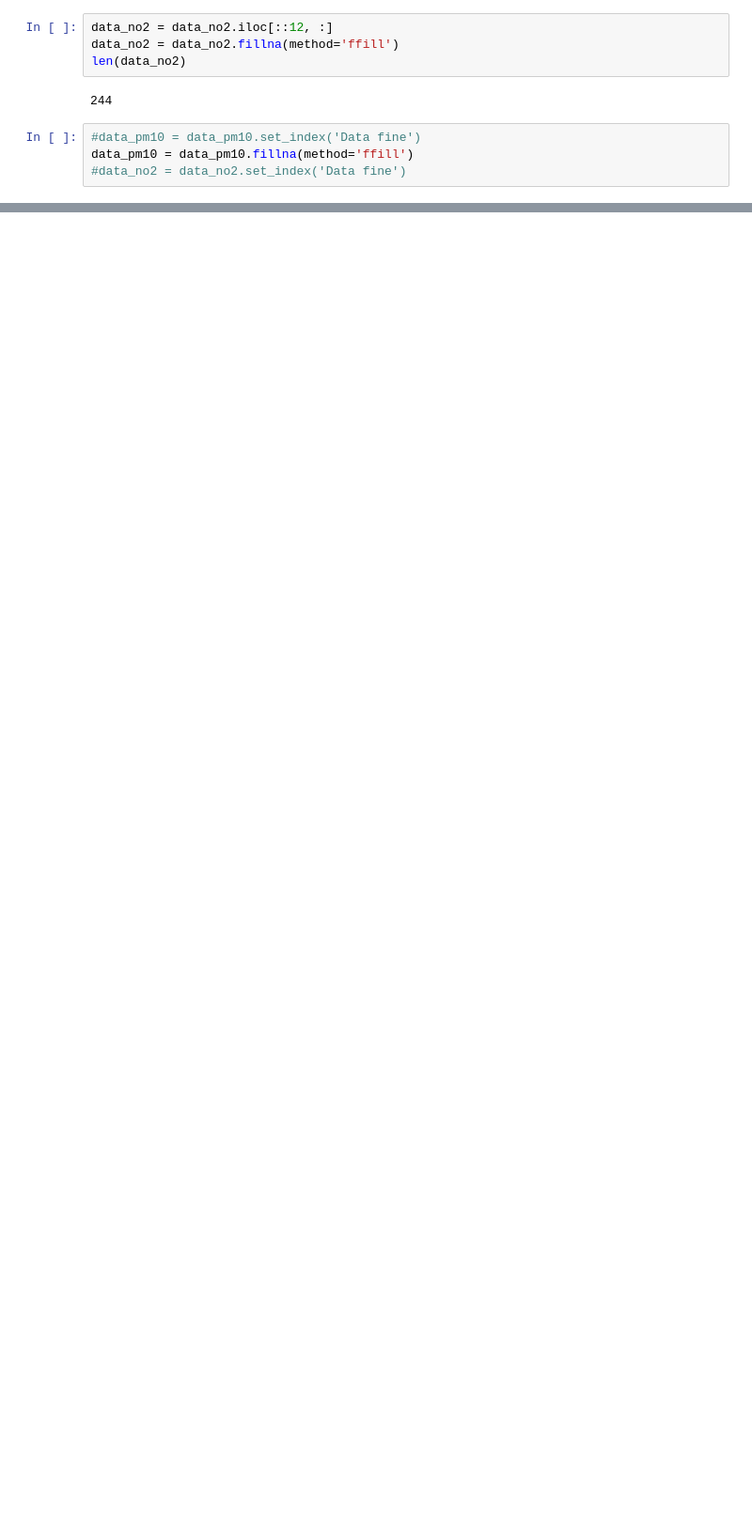
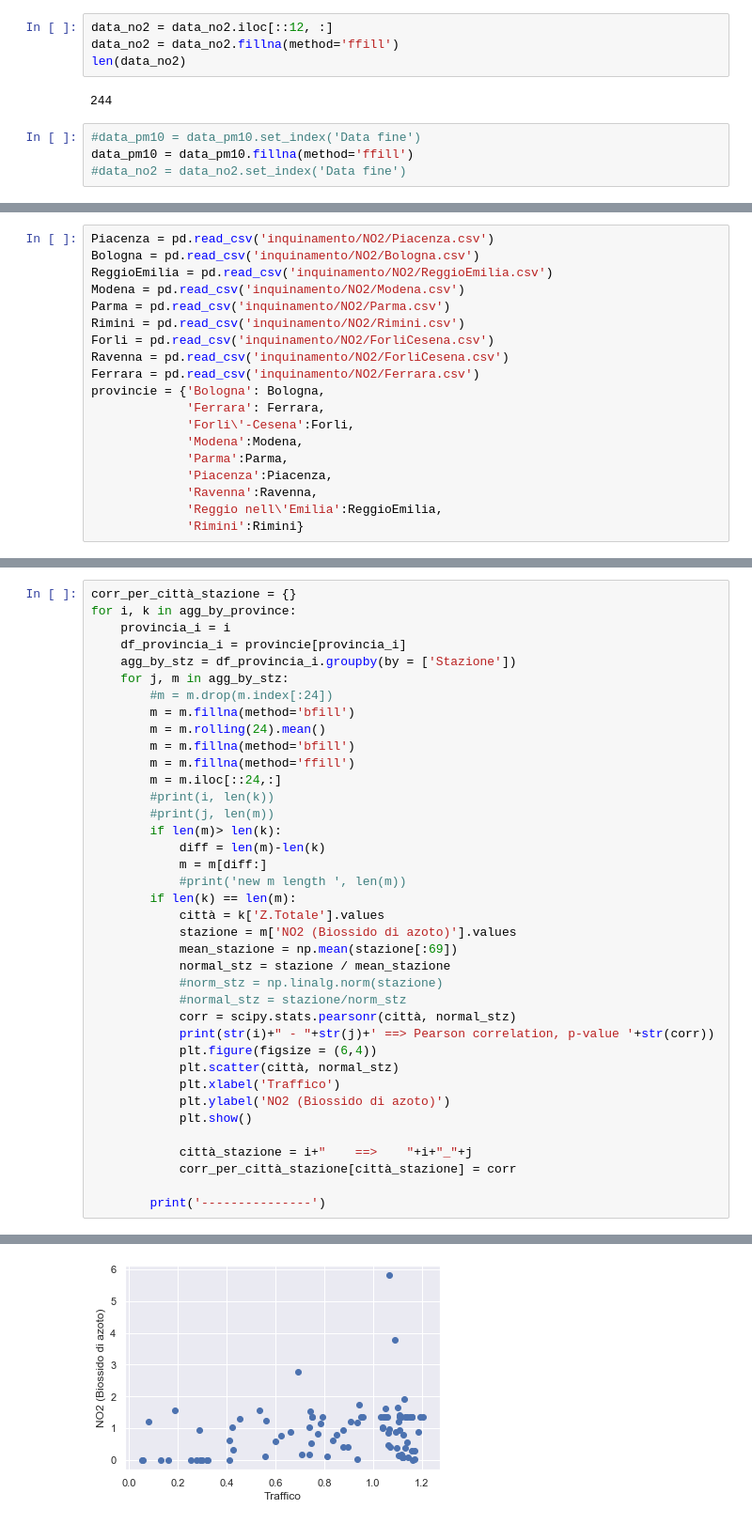
Before and after one commit to alketcecaj12/FlussiMTS, a Jupyter notebook: Inquinamento.ipynb, the cells around one changed output, grey strips where cells are left out. Shown at 94% size. Cells and saved outputs as stored; diff of their text form; blank space fills up the shorter version.

```diff
--- a/Inquinamento.ipynb
+++ b/Inquinamento.ipynb
@@ -80,0 +107,19 @@ ValueError: ('Unknown string format:', '01/01/2020 12.00.00')
+# %%
+Piacenza = pd.read_csv('inquinamento/NO2/Piacenza.csv')
+Bologna = pd.read_csv('inquinamento/NO2/Bologna.csv')
+ReggioEmilia = pd.read_csv('inquinamento/NO2/ReggioEmilia.csv')
+Modena = pd.read_csv('inquinamento/NO2/Modena.csv')
+Parma = pd.read_csv('inquinamento/NO2/Parma.csv')
+Rimini = pd.read_csv('inquinamento/NO2/Rimini.csv')
+Forli = pd.read_csv('inquinamento/NO2/ForliCesena.csv')
+Ravenna = pd.read_csv('inquinamento/NO2/ForliCesena.csv')
+Ferrara = pd.read_csv('inquinamento/NO2/Ferrara.csv')
+provincie = {'Bologna': Bologna,
+             'Ferrara': Ferrara,
+             'Forli\'-Cesena':Forli,
+             'Modena':Modena,
+             'Parma':Parma,
+             'Piacenza':Piacenza,
+             'Ravenna':Ravenna,
+             'Reggio nell\'Emilia':ReggioEmilia,
+             'Rimini':Rimini}
@@ -80,0 +132,39 @@ ValueError: ('Unknown string format:', '01/01/2020 12.00.00')
+# %%
+corr_per_città_stazione = {}
+for i, k in agg_by_province:
+    provincia_i = i
+    df_provincia_i = provincie[provincia_i]
+    agg_by_stz = df_provincia_i.groupby(by = ['Stazione'])
+    for j, m in agg_by_stz:
+        #m = m.drop(m.index[:24])
+        m = m.fillna(method='bfill')
+        m = m.rolling(24).mean()
+        m = m.fillna(method='bfill')
+        m = m.fillna(method='ffill')
+        m = m.iloc[::24,:]
+        #print(i, len(k))
+        #print(j, len(m))
+        if len(m)> len(k):
+            diff = len(m)-len(k)
+            m = m[diff:]
+            #print('new m length ', len(m))
+        if len(k) == len(m):
+            città = k['Z.Totale'].values
+            stazione = m['NO2 (Biossido di azoto)'].values
+            mean_stazione = np.mean(stazione[:69])
+            normal_stz = stazione / mean_stazione
+            #norm_stz = np.linalg.norm(stazione)
+            #normal_stz = stazione/norm_stz
+            corr = scipy.stats.pearsonr(città, normal_stz)
+            print(str(i)+" - "+str(j)+' ==> Pearson correlation, p-value '+str(corr))
+            plt.figure(figsize = (6,4))
+            plt.scatter(città, normal_stz)
+            plt.xlabel('Traffico')
+            plt.ylabel('NO2 (Biossido di azoto)')
+            plt.show()
+
+            città_stazione = i+"    ==>    "+i+"_"+j
+            corr_per_città_stazione[città_stazione] = corr
+
+        print('---------------')
+# %% [output]
@@ -80,0 +172 @@ ValueError: ('Unknown string format:', '01/01/2020 12.00.00')
+[figure, added]
```
Also changed, not shown: parts of 15 cells of this notebook, 17 other files.
